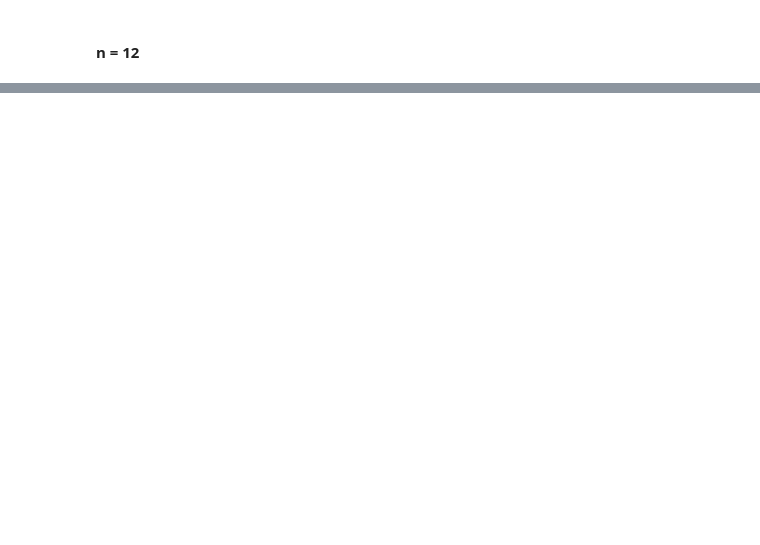
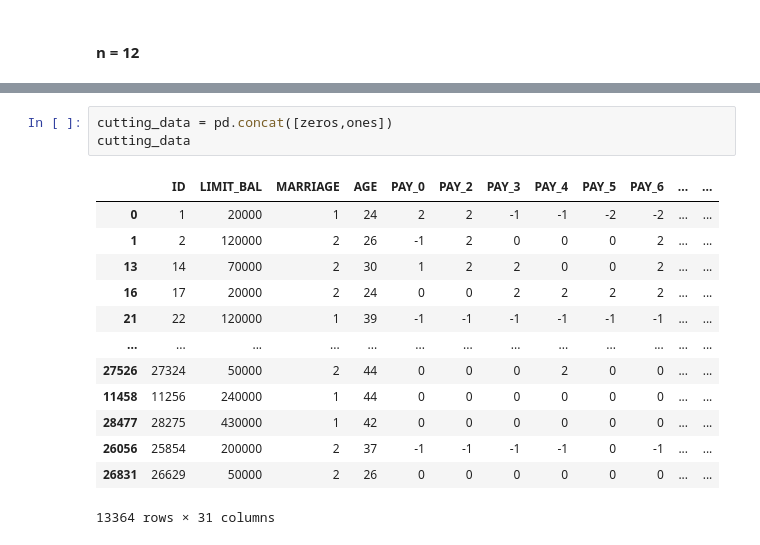
Before and after one commit to azirb/machine_learning_python, a Jupyter notebook: Homework1/KNN analysis.ipynb, the cells around one changed output, grey strips where cells are left out. Saved outputs shown, nothing was run; the diff lists cells and outputs as text; blank space fills up the shorter version.

```diff
--- a/Homework1/KNN analysis.ipynb
+++ b/Homework1/KNN analysis.ipynb
@@ -314,0 +439,17 @@ np.mean(Y_train != y_train_pred), np.mean(Y_test != y_test_pred)
+# %%
+cutting_data = pd.concat([zeros,ones])
+cutting_data
+# %% [output]
+|  | ID | LIMIT_BAL | MARRIAGE | AGE | PAY_0 | PAY_2 | PAY_3 | PAY_4 | PAY_5 | PAY_6 | ... | ... |
+| 0 | 1 | 20000 | 1 | 24 | 2 | 2 | -1 | -1 | -2 | -2 | ... | ... |
+| 1 | 2 | 120000 | 2 | 26 | -1 | 2 | 0 | 0 | 0 | 2 | ... | ... |
+| 13 | 14 | 70000 | 2 | 30 | 1 | 2 | 2 | 0 | 0 | 2 | ... | ... |
+| 16 | 17 | 20000 | 2 | 24 | 0 | 0 | 2 | 2 | 2 | 2 | ... | ... |
+| 21 | 22 | 120000 | 1 | 39 | -1 | -1 | -1 | -1 | -1 | -1 | ... | ... |
+| ... | ... | ... | ... | ... | ... | ... | ... | ... | ... | ... | ... | ... |
+| 27526 | 27324 | 50000 | 2 | 44 | 0 | 0 | 0 | 2 | 0 | 0 | ... | ... |
+| 11458 | 11256 | 240000 | 1 | 44 | 0 | 0 | 0 | 0 | 0 | 0 | ... | ... |
+| 28477 | 28275 | 430000 | 1 | 42 | 0 | 0 | 0 | 0 | 0 | 0 | ... | ... |
+| 26056 | 25854 | 200000 | 2 | 37 | -1 | -1 | -1 | -1 | 0 | -1 | ... | ... |
+| 26831 | 26629 | 50000 | 2 | 26 | 0 | 0 | 0 | 0 | 0 | 0 | ... | ... |
+13364 rows × 31 columns
```
Also changed, not shown: parts of 33 cells of this notebook.
